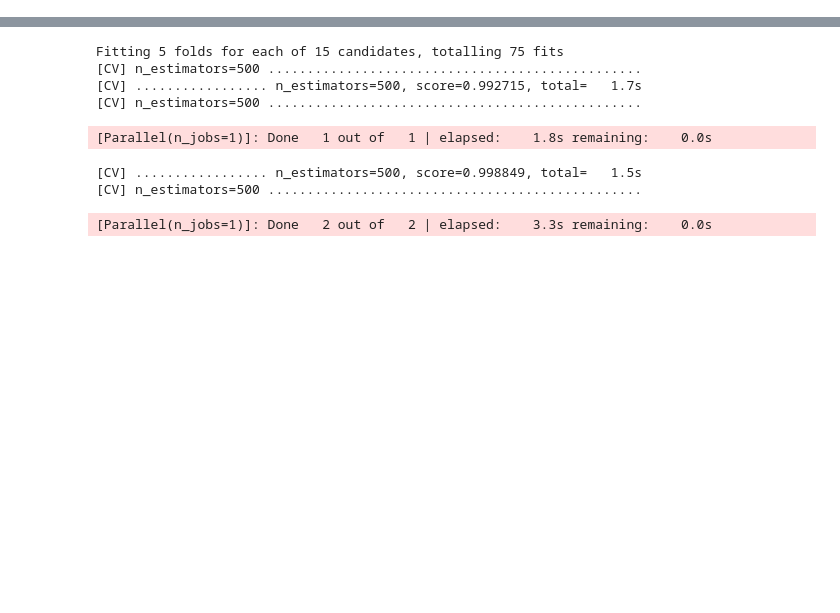
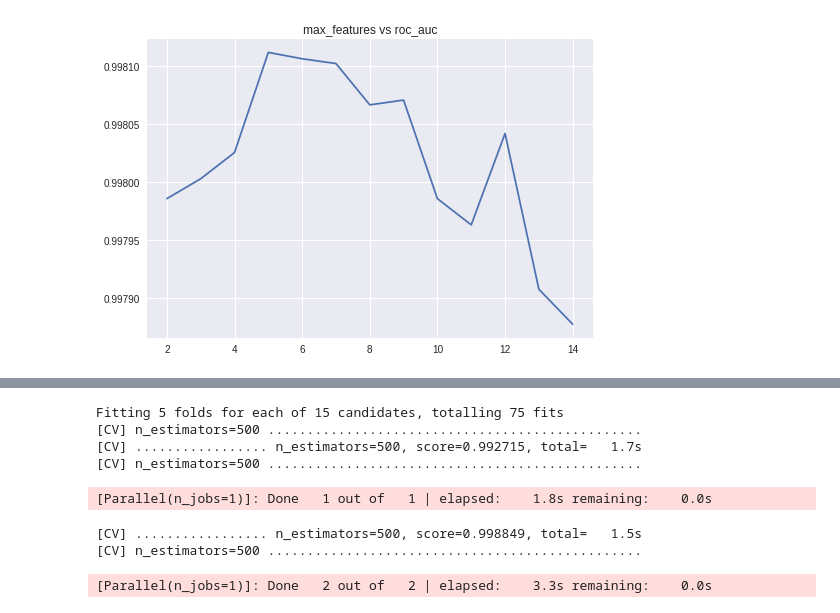
Before and after one commit to ShawnXiha/MLND_PRO5, a Jupyter notebook: 模型与优化.ipynb, the cells around one changed output, grey strips where cells are left out. Drawn from its saved outputs; the diff is of its cells as text; code cells hidden in the pictures; blank space fills up the shorter version.

```diff
--- a/模型与优化.ipynb
+++ b/模型与优化.ipynb
@@ -76,3 +70,19 @@ Fitting 5 folds for each of 8 candidates, totalling 40 fits
+# %%
+# max_features图
+RFC = RandomForestClassifier(max_depth=None, min_samples_leaf=1, random_state=100,n_jobs = -1,criterion = 'entropy',n_estimators=650)
+
+
+#maxs = range(2,15)
+#test_scores = []
+# for m in maxs:
+#    clf = RFC.set_params( max_features= m)
+#    test_score = cross_val_score(clf,X_resampled, y_resampled , cv=5, scoring='roc_auc')
+#    test_scores.append(np.mean(test_score))
+
+plt.plot(maxs, test_scores)
+plt.title("max_features vs roc_auc");
+# %% [output]
+[figure, added]
 # %%
 # 提交随机森林的测试结果
 # 用5个不同random_state的预测结果的平均值来做最后的推断
```
Also changed, not shown: parts of 21 cells of this notebook, 1 other file.
